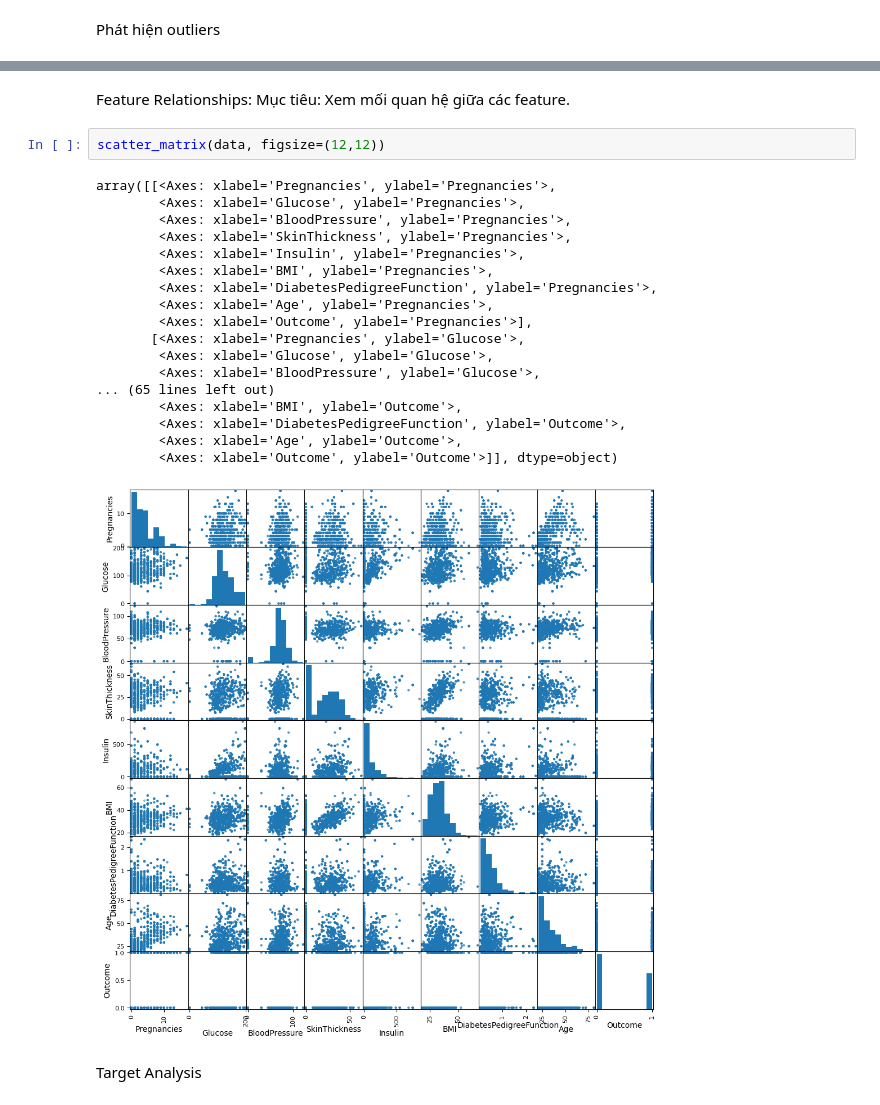
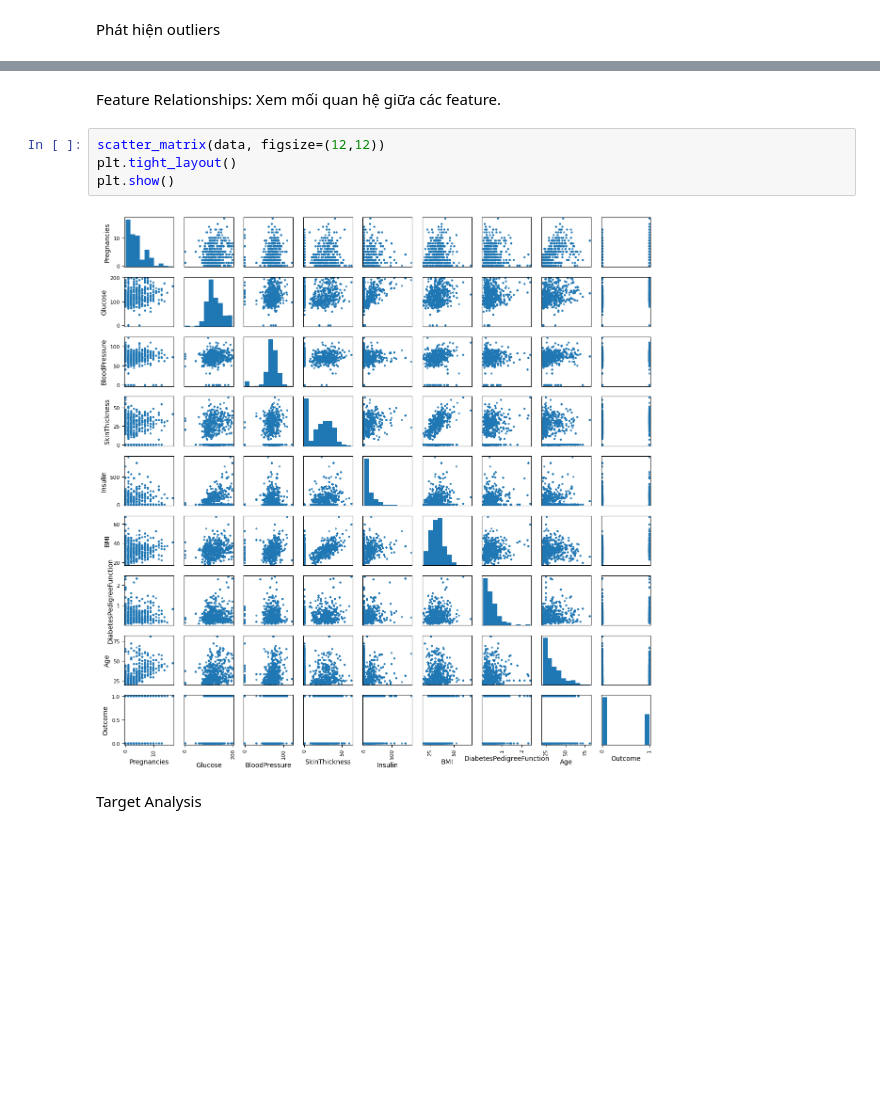
Before and after one commit to levantuanem/ML-Lab, a Jupyter notebook: notebooks/EDA.ipynb, the cells around one changed output, grey strips where cells are left out. Saved outputs shown, nothing was run; the diff lists cells and outputs as text; blank space fills up the shorter version.

```diff
--- a/notebooks/EDA.ipynb
+++ b/notebooks/EDA.ipynb
@@ -125,28 +132,13 @@ sns.heatmap(corr, annot=True)
 <Axes: >
 [figure]
 # %% [markdown]
-Feature Relationships: Mục tiêu: Xem mối quan hệ giữa các feature.
+Feature Relationships: Xem mối quan hệ giữa các feature.
 # %%
 scatter_matrix(data, figsize=(12,12))
+plt.tight_layout()
+plt.show()
 # %% [output]
-array([[<Axes: xlabel='Pregnancies', ylabel='Pregnancies'>,
-        <Axes: xlabel='Glucose', ylabel='Pregnancies'>,
-        <Axes: xlabel='BloodPressure', ylabel='Pregnancies'>,
-        <Axes: xlabel='SkinThickness', ylabel='Pregnancies'>,
-        <Axes: xlabel='Insulin', ylabel='Pregnancies'>,
-        <Axes: xlabel='BMI', ylabel='Pregnancies'>,
-        <Axes: xlabel='DiabetesPedigreeFunction', ylabel='Pregnancies'>,
-        <Axes: xlabel='Age', ylabel='Pregnancies'>,
-        <Axes: xlabel='Outcome', ylabel='Pregnancies'>],
-       [<Axes: xlabel='Pregnancies', ylabel='Glucose'>,
-        <Axes: xlabel='Glucose', ylabel='Glucose'>,
-        <Axes: xlabel='BloodPressure', ylabel='Glucose'>,
-... (65 lines left out)
-        <Axes: xlabel='BMI', ylabel='Outcome'>,
-        <Axes: xlabel='DiabetesPedigreeFunction', ylabel='Outcome'>,
-        <Axes: xlabel='Age', ylabel='Outcome'>,
-        <Axes: xlabel='Outcome', ylabel='Outcome'>]], dtype=object)
-[figure, old version]
+[figure, new version]
 # %% [markdown]
 Target Analysis
 # %%
```
Also changed, not shown: parts of 5 cells of this notebook.
